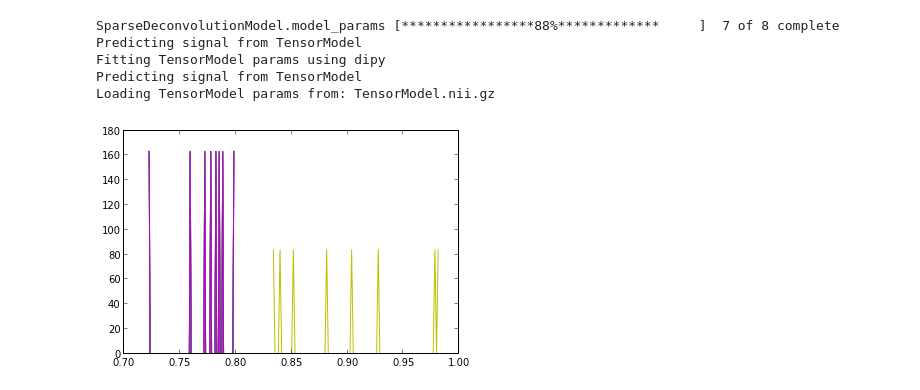
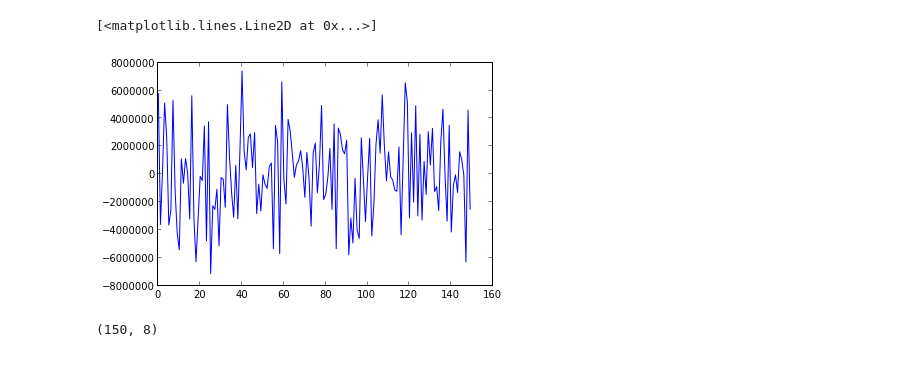
Before and after one commit to arokem/osmosis, a Jupyter notebook: osmosis/ipynb/SparseDeconvolutionModel.ipynb, the cells around one changed output. Cells and saved outputs as stored; diff of their text form; code cells hidden in the pictures.

```diff
--- a/osmosis/ipynb/SparseDeconvolutionModel.ipynb
+++ b/osmosis/ipynb/SparseDeconvolutionModel.ipynb
@@ -64,8 +64,8 @@ solver_params = dict(alpha=alpha,
                      tol=1e-15,
                      max_iter=10000)
 
-#solver = lm.LinearRegression
-#solver_params = dict(fit_intercept=False)
+solver = lm.LinearRegression
+solver_params = dict(fit_intercept=False)
 
 Model1 = ozm.SparseDeconvolutionModel(data1, bvecs1, bvals1,
                                      mask=mask_array,
@@ -87,21 +87,15 @@ Model2 = ozm.SparseDeconvolutionModel(data2, bvecs2, bvals2,
                                      solver_params=solver_params,
                                      params_file='temp'
                                      )
-    rrmse = ozm.relative_rmse(Model1, Model2)
-    fig = viz.probability_hist(rrmse[np.isfinite(rrmse)], fig=fig, label='alpha = %s'%this_alpha)
-
-TM1 = ozm.TensorModel(data1,bvecs1, bvals1,
-                      mask=mask_array,
-                      )
-
-TM2 = ozm.TensorModel(data2, bvecs2, bvals2,
-                      mask=mask_array,
-                      )
-rrmse = ozm.relative_rmse(TM1, TM2)
-fig = viz.probability_hist(rrmse[np.isfinite(rrmse)], fig=fig, label='Tensor')
-# %% [output]
-SparseDeconvolutionModel.model_params [*****************88%*************     ]  7 of 8 complete  Predicting signal from TensorModel
-Fitting TensorModel params using dipy
-Predicting signal from TensorModel
-Loading TensorModel params from: TensorModel.nii.gz
-[figure, removed]
+# %%
+#scatter(Model1.signal[50,50,50], Moadel1.fit[50,50,50])
+
+plot(Model1.model_params[50,50,50])
+# %% [output]
+[<matplotlib.lines.Line2D at 0x...>]
+[figure, added]
+# %%
+A, b = Model1.regressors[1], Model1.regressors[2]
+b
+# %% [output]
+(150, 8)
```
Also changed, not shown: parts of 2 cells of this notebook.
